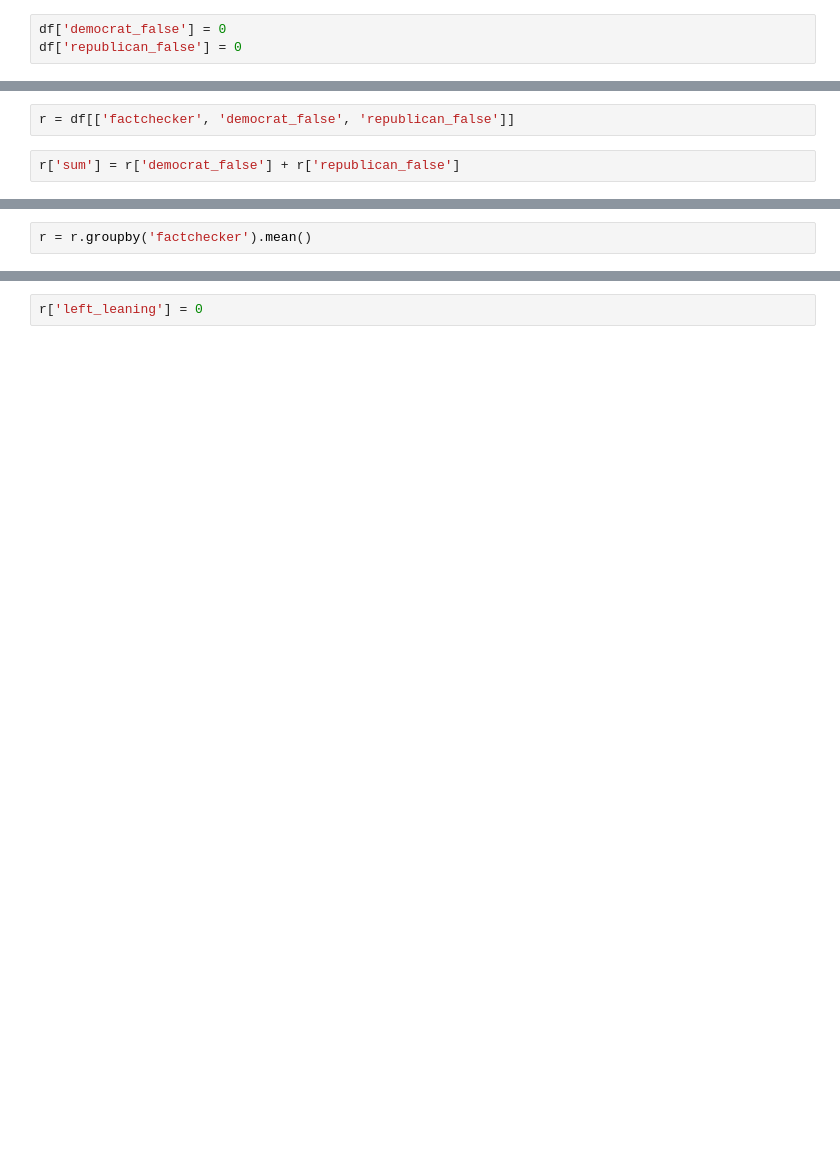
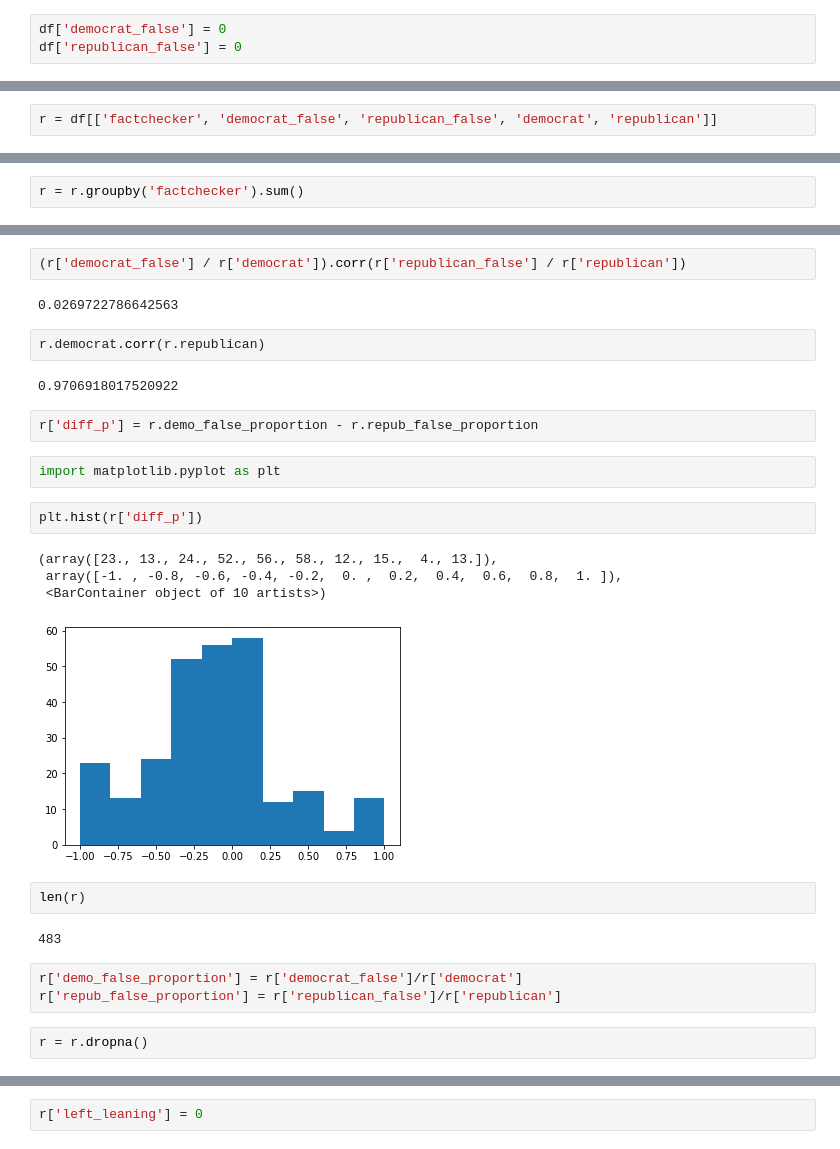
Before and after one commit to macs30200-s22/replication-materials-hshi420, a Jupyter notebook: code/analysis.ipynb, the cells around one changed output, grey strips where cells are left out. Drawn from its saved outputs; the diff is of its cells as text; blank space fills up the shorter version.

```diff
--- a/code/analysis.ipynb
+++ b/code/analysis.ipynb
@@ -139,4 +209,2 @@ df.loc[(df.republican == 1) &(df.label == 'false'), 'republican_false'] = 1
 # %%
-r = df[['factchecker', 'democrat_false', 'republican_false']]
+r = df[['factchecker', 'democrat_false', 'republican_false', 'democrat', 'republican']]
-# %%
-r['sum'] = r['democrat_false'] + r['republican_false']
@@ -149,2 +227,2 @@ See the caveats in the documentation: https://pandas.pydata.org/pandas-docs/stab
 # %%
-r = r.groupby('factchecker').mean()
+r = r.groupby('factchecker').sum()
@@ -150,0 +246,28 @@ r = r.groupby('factchecker').mean()
+# %%
+(r['democrat_false'] / r['democrat']).corr(r['republican_false'] / r['republican'])
+# %% [output]
+0.0269722786642563
+# %%
+r.democrat.corr(r.republican)
+# %% [output]
+0.9706918017520922
+# %%
+r['diff_p'] = r.demo_false_proportion - r.repub_false_proportion
+# %%
+import matplotlib.pyplot as plt
+# %%
+plt.hist(r['diff_p'])
+# %% [output]
+(array([23., 13., 24., 52., 56., 58., 12., 15.,  4., 13.]),
+ array([-1. , -0.8, -0.6, -0.4, -0.2,  0. ,  0.2,  0.4,  0.6,  0.8,  1. ]),
+ <BarContainer object of 10 artists>)
+[figure, added]
+# %%
+len(r)
+# %% [output]
+483
+# %%
+r['demo_false_proportion'] = r['democrat_false']/r['democrat']
+r['repub_false_proportion'] = r['republican_false']/r['republican']
+# %%
+r = r.dropna()
```
Also changed, not shown: parts of 158 cells of this notebook.
